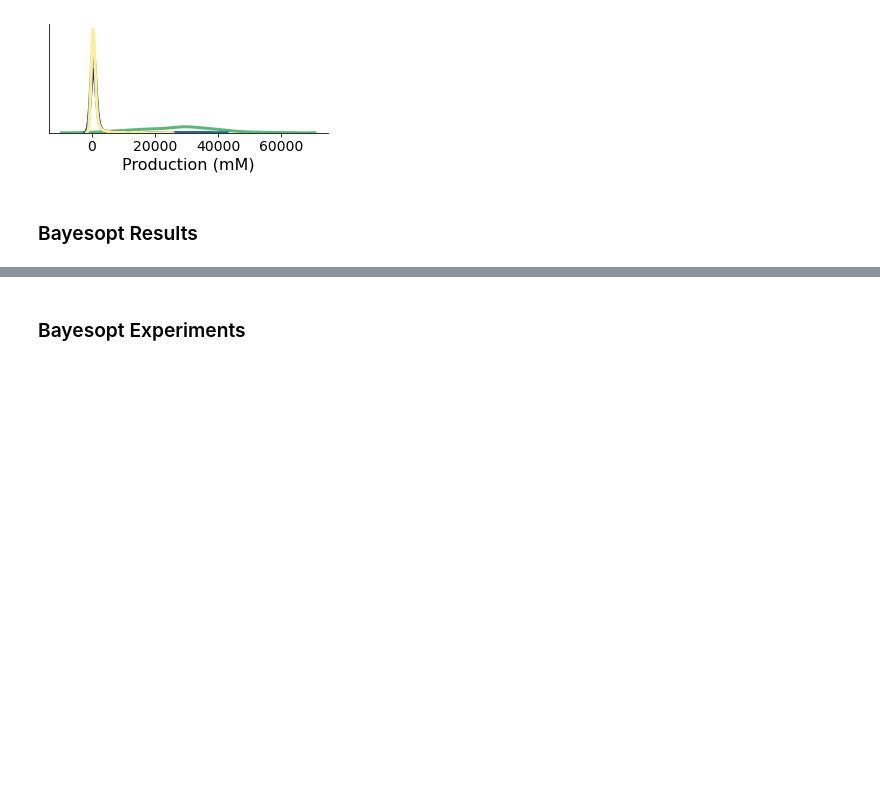
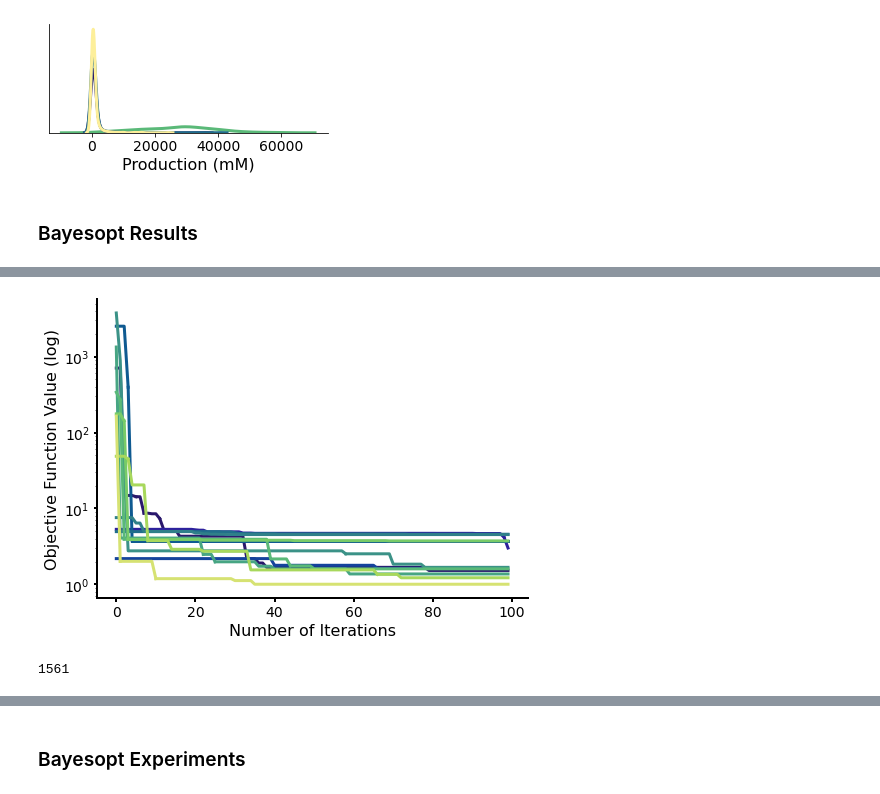
Before and after one commit to cjmerzbacher/joint-simulator, a Jupyter notebook: glucaric_acid/ga_viz.ipynb, the cells around one changed output, grey strips where cells are left out. Drawn from its saved outputs; the diff is of its cells as text; code cells hidden in the pictures; blank space fills up the shorter version.

```diff
--- a/glucaric_acid/ga_viz.ipynb
+++ b/glucaric_acid/ga_viz.ipynb
@@ -415,0 +496,66 @@ fig.tight_layout()
+# %%
+color_pal = cmaps.haline.discrete(13).colors
+fig, ax = plt.subplots(1, 1, figsize=(7, 5), sharex=True)
+
+ax.set_xlabel('Number of Iterations', fontsize=axislabelsize)
+ax.set_ylabel('Objective Function Value (log)', fontsize=axislabelsize)
+ax.set_yscale('log')
+color = -1
+for s in [sum_0, sum_01, sum_02, sum_03, sum_04, sum_05, sum_10, sum_15, sum_20, sum_25, sum_5, sum_75]:
+    color += 1
+    bo_data = s
+    best_loss = 1E5
+    best_circuit = 'Initial'
+    best_losses = []
+    best_losses_circuits = []
+    for i in range(len(bo_data)):
+        if bo_data.obj[i] < best_loss:
+            best_loss = bo_data.obj[i]
+            best_circuit = bo_data.arch[i]
+        best_losses.append(best_loss)
+        best_losses_circuits.append(best_circuit)
+    bo_data['best_losses'] = best_losses
+    bo_data['best_loss_circuit'] = best_losses_circuits
+
+    prev_c = 'Initial'
+    starts = []
+    archs = [prev_c]
+    for i in range(len(bo_data)):
+        c = bo_data.best_loss_circuit[i]
+        if c != prev_c:
+            starts.append(i)
+            archs.append(c)
+            prev_c = c
+    starts
+    stops = starts[1:]
+    stops.append(len(bo_data))
+
+    for start, stop, a in zip(starts, stops, archs[1:]):
+        ax.plot(bo_data.index[start:stop+1], bo_data.best_losses[start:stop+1], color=color_pal[color], linewidth=3)
+    for axis in ['top','bottom','left','right']:
+        ax.spines[axis].set_linewidth(2)
+    ax.tick_params(width=2)
+
+    for axis in ['top','right']:
+        ax.spines[axis].set_linewidth(0)
+    ax.spines['bottom'].set_linewidth(2)
+    ax.spines['left'].set_linewidth(2)
+    ax.tick_params(axis='y', labelsize=axistickssize)
+    ax.tick_params(axis='x', labelsize=axistickssize)
+
+    fig.tight_layout()
+# %% [output]
+[figure, added]
+# %%
+lhc_da = pd.read_csv('F:/burden/glucaric_acid/new_production_da.csv')
+lhc_dc = pd.read_csv('F:/burden/glucaric_acid/new_production_dc.csv')
+lhc_nc = pd.read_csv('F:/burden/glucaric_acid/new_production_nc.csv')
+lhc_ur = pd.read_csv('F:/burden/glucaric_acid/new_production_ur.csv')
+lhc_ur['architecture'] = 'Upstream Repression'
+lhc_dc['architecture'] = 'Dual Control'
+lhc_nc['architecture'] = 'Open Loop'
+
+sum_burden = pd.concat([lhc_da, lhc_ur, lhc_nc, lhc_dc])
+len(sum_burden)
+# %% [output]
+1561
```
Also changed, not shown: parts of 8 cells of this notebook, 7 other files.
